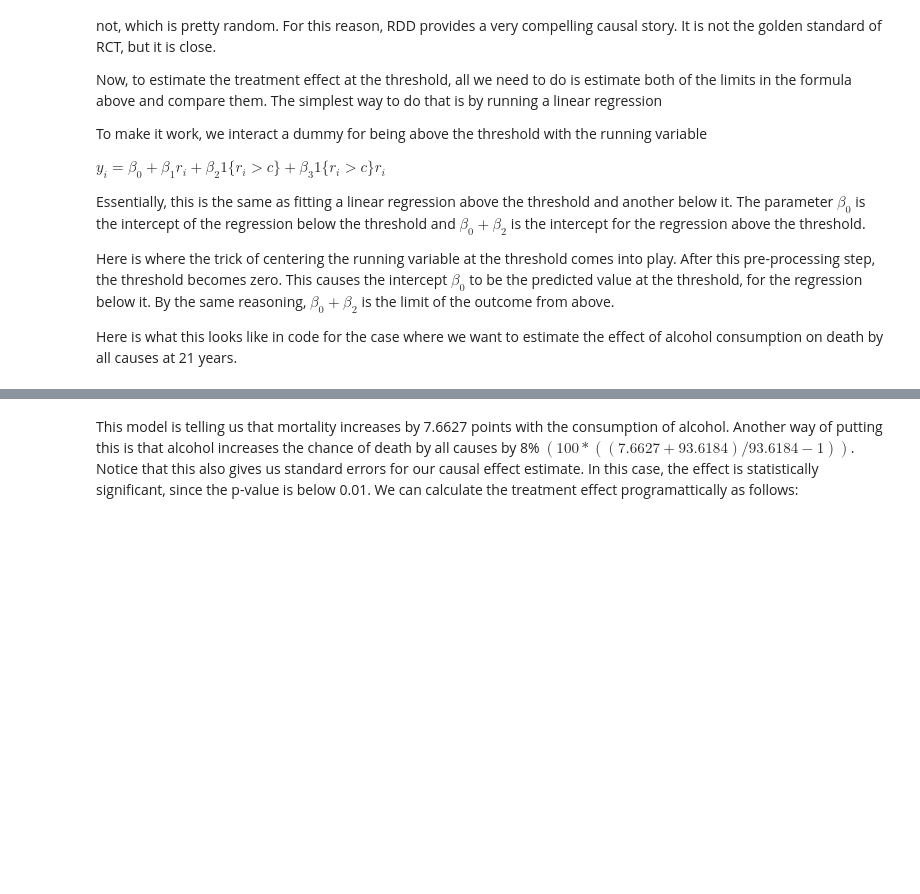
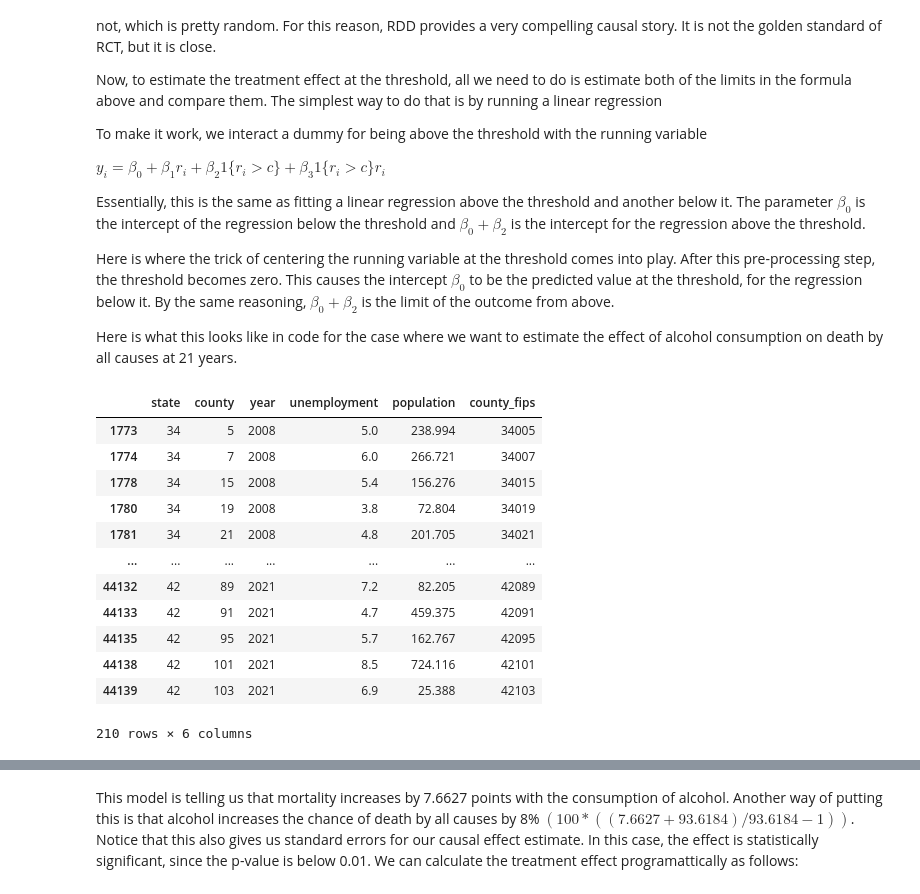
Before and after one commit to claire-tu314/QM2, a Jupyter notebook: w09_regression_discontinuity.ipynb, the cells around one changed output, grey strips where cells are left out. Drawn from its saved outputs; the diff is of its cells as text; code cells hidden in the pictures; blank space fills up the shorter version.

```diff
--- a/w09_regression_discontinuity.ipynb
+++ b/w09_regression_discontinuity.ipynb
@@ -197,6 +189,23 @@ Essentially, this is the same as fitting a linear regression above the threshold
 Here is where the trick of centering the running variable at the threshold comes into play. After this pre-processing step, the threshold becomes zero. This causes the intercept $\beta_0$ to be the predicted value at the threshold, for the regression below it. By the same reasoning, $\beta_0+\beta_2$ is the limit of the outcome from above.
 
 Here is what this looks like in code for the case where we want to estimate the effect of alcohol consumption on death by all causes at 21 years.
+# %%
+rdd_df = drinking.assign(threshold=(drinking["agecell"] > 0).astype(int))
+rdd
+# %% [output]
+|  | state | county | year | unemployment | population | county_fips |
+| 1773 | 34 | 5 | 2008 | 5.0 | 238.994 | 34005 |
+| 1774 | 34 | 7 | 2008 | 6.0 | 266.721 | 34007 |
+| 1778 | 34 | 15 | 2008 | 5.4 | 156.276 | 34015 |
+| 1780 | 34 | 19 | 2008 | 3.8 | 72.804 | 34019 |
+| 1781 | 34 | 21 | 2008 | 4.8 | 201.705 | 34021 |
+| ... | ... | ... | ... | ... | ... | ... |
+| 44132 | 42 | 89 | 2021 | 7.2 | 82.205 | 42089 |
+| 44133 | 42 | 91 | 2021 | 4.7 | 459.375 | 42091 |
+| 44135 | 42 | 95 | 2021 | 5.7 | 162.767 | 42095 |
+| 44138 | 42 | 101 | 2021 | 8.5 | 724.116 | 42101 |
+| 44139 | 42 | 103 | 2021 | 6.9 | 25.388 | 42103 |
+210 rows × 6 columns
 # %%
 rdd_df = drinking.assign(threshold=(drinking["agecell"] > 0).astype(int))
 model = smf.wls("all~ agecell * threshold ", rdd_df).fit()
```
Also changed, not shown: parts of 7 cells of this notebook.
